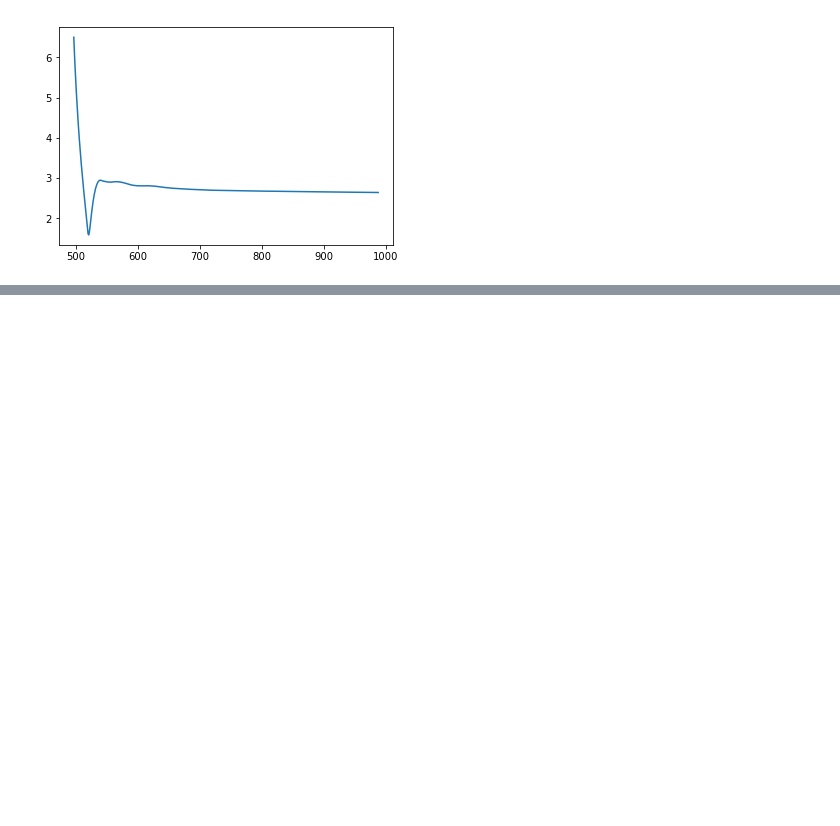
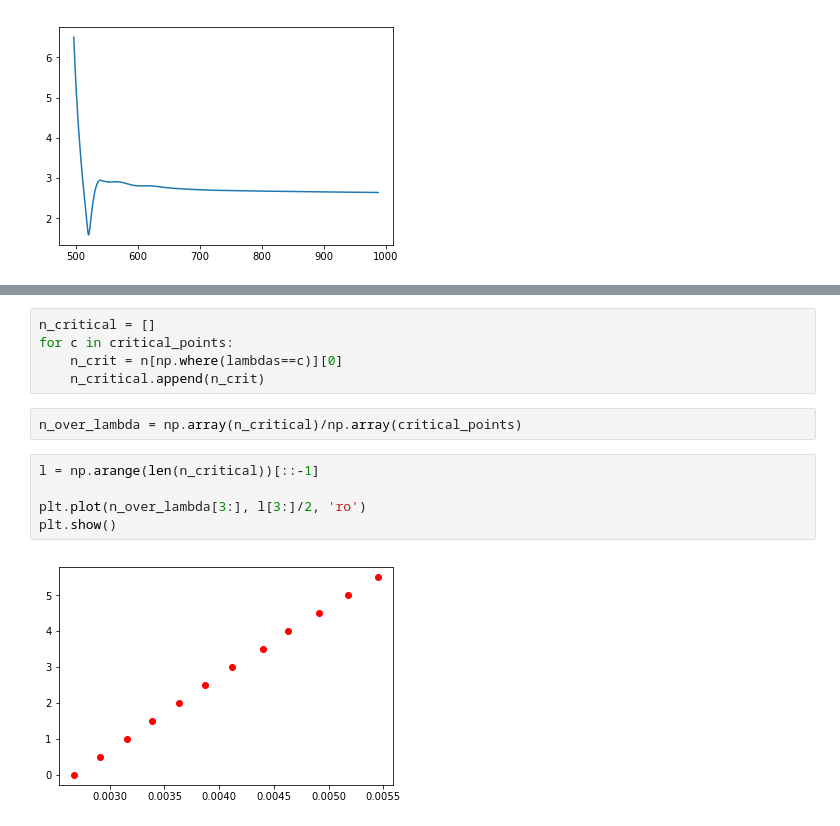
Before and after one commit to VolodyaCO/swanepoel, a Jupyter notebook: EnvelopeFORTRAN.ipynb, the cells around one changed output, grey strips where cells are left out. Saved outputs shown, nothing was run; the diff lists cells and outputs as text; blank space fills up the shorter version.

```diff
--- a/EnvelopeFORTRAN.ipynb
+++ b/EnvelopeFORTRAN.ipynb
@@ -84,0 +95,14 @@ d_values
+# %%
+n_critical = []
+for c in critical_points:
+    n_crit = n[np.where(lambdas==c)][0]
+    n_critical.append(n_crit)
+# %%
+n_over_lambda = np.array(n_critical)/np.array(critical_points)
+# %%
+l = np.arange(len(n_critical))[::-1]
+
+plt.plot(n_over_lambda[3:], l[3:]/2, 'ro')
+plt.show()
+# %% [output]
+[figure, added]
```
Also changed, not shown: parts of 21 cells of this notebook.
